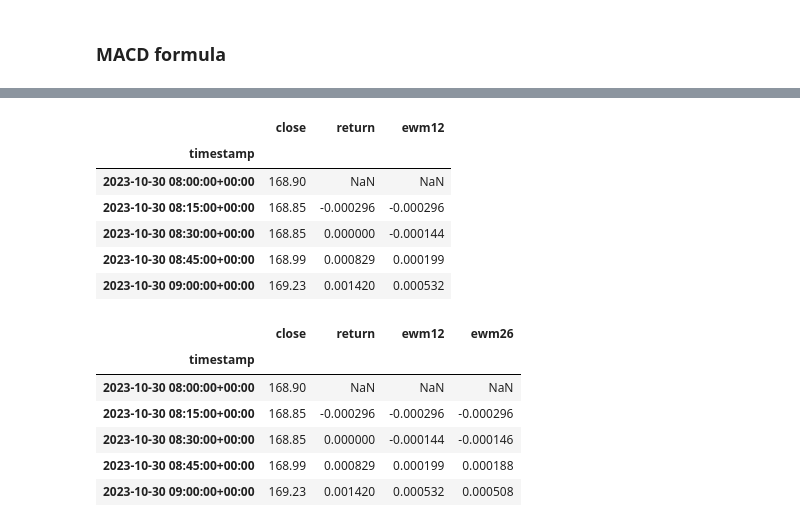
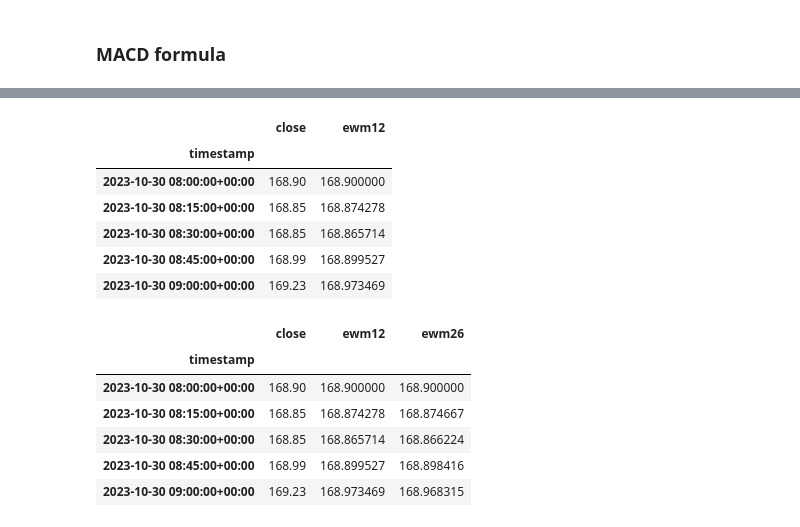
Before and after one commit to itzryanstowers/Ryans, a Jupyter notebook: Momentum_MACD_harith_teamwork.ipynb, the cells around one changed output, grey strips where cells are left out. Saved outputs shown, nothing was run; the diff lists cells and outputs as text; code cells hidden in the pictures.

```diff
--- a/Momentum_MACD_harith_teamwork.ipynb
+++ b/Momentum_MACD_harith_teamwork.ipynb
@@ -164,25 +182,25 @@ Name: return, dtype: float64
 # %%
-df_tickers=df_tickers.assign(ewm12=df_tickers['return'].ewm(halflife=12).mean())
+df_tickers=df_tickers.assign(ewm12=df_tickers['close'].ewm(halflife=12).mean())
 df_tickers.head()
 # %% [output]
-|  | close | return | ewm12 |
-| timestamp |  |  |  |
-| 2023-10-30 08:00:00+00:00 | 168.90 | NaN | NaN |
-| 2023-10-30 08:15:00+00:00 | 168.85 | -0.000296 | -0.000296 |
-| 2023-10-30 08:30:00+00:00 | 168.85 | 0.000000 | -0.000144 |
-| 2023-10-30 08:45:00+00:00 | 168.99 | 0.000829 | 0.000199 |
-| 2023-10-30 09:00:00+00:00 | 169.23 | 0.001420 | 0.000532 |
+|  | close | ewm12 |
+| timestamp |  |  |
+| 2023-10-30 08:00:00+00:00 | 168.90 | 168.900000 |
+| 2023-10-30 08:15:00+00:00 | 168.85 | 168.874278 |
+| 2023-10-30 08:30:00+00:00 | 168.85 | 168.865714 |
+| 2023-10-30 08:45:00+00:00 | 168.99 | 168.899527 |
+| 2023-10-30 09:00:00+00:00 | 169.23 | 168.973469 |
 # %%
-df_tickers=df_tickers.assign(ewm26=df_tickers['return'].ewm(halflife=26).mean())
+df_tickers=df_tickers.assign(ewm26=df_tickers['close'].ewm(halflife=26).mean())
 df_tickers.head()
 # %% [output]
-|  | close | return | ewm12 | ewm26 |
-| timestamp |  |  |  |  |
-| 2023-10-30 08:00:00+00:00 | 168.90 | NaN | NaN | NaN |
-| 2023-10-30 08:15:00+00:00 | 168.85 | -0.000296 | -0.000296 | -0.000296 |
-| 2023-10-30 08:30:00+00:00 | 168.85 | 0.000000 | -0.000144 | -0.000146 |
-| 2023-10-30 08:45:00+00:00 | 168.99 | 0.000829 | 0.000199 | 0.000188 |
-| 2023-10-30 09:00:00+00:00 | 169.23 | 0.001420 | 0.000532 | 0.000508 |
+|  | close | ewm12 | ewm26 |
+| timestamp |  |  |  |
+| 2023-10-30 08:00:00+00:00 | 168.90 | 168.900000 | 168.900000 |
+| 2023-10-30 08:15:00+00:00 | 168.85 | 168.874278 | 168.874667 |
+| 2023-10-30 08:30:00+00:00 | 168.85 | 168.865714 | 168.866224 |
+| 2023-10-30 08:45:00+00:00 | 168.99 | 168.899527 | 168.898416 |
+| 2023-10-30 09:00:00+00:00 | 169.23 | 168.973469 | 168.968315 |
 # %%
 df_tickers=df_tickers.assign(macd=MACD_line)
 df_tickers.head()
```
Also changed, not shown: parts of 17 cells of this notebook, 1 other file.
